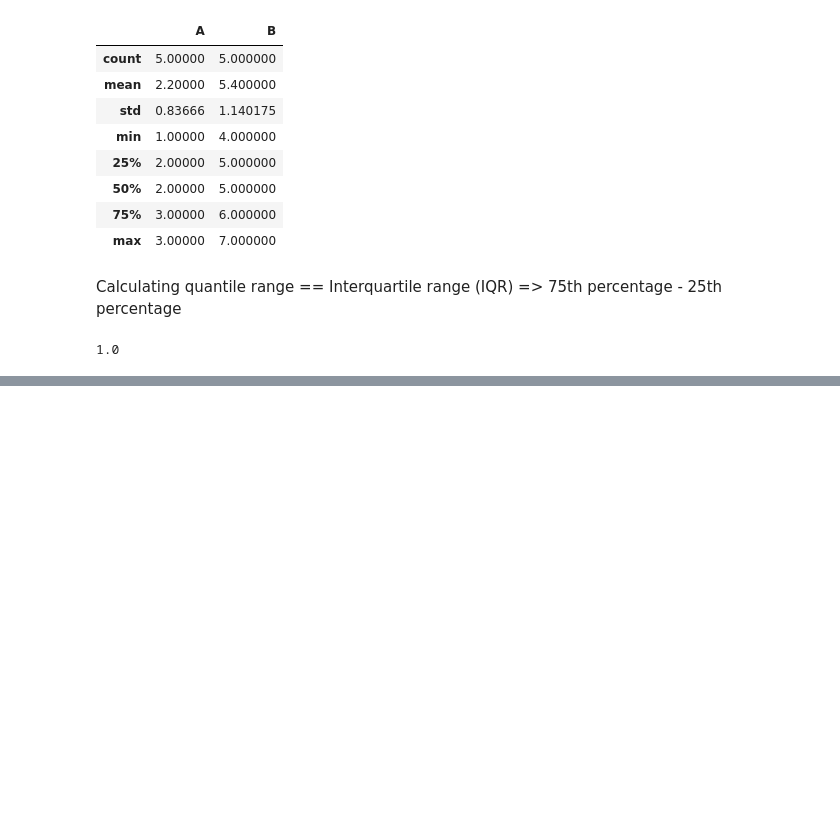
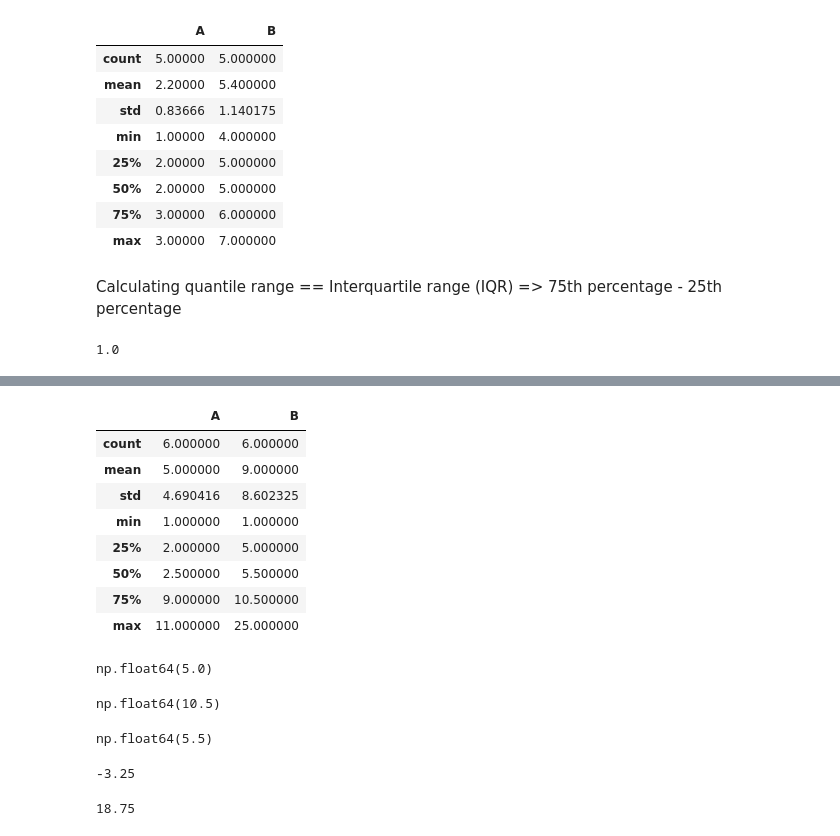
Before and after one commit to srinivasskc/my_datascience_journal, a Jupyter notebook: pandas_notebook.ipynb, the cells around one changed output, grey strips where cells are left out. Drawn from its saved outputs; the diff is of its cells as text; code cells hidden in the pictures; blank space fills up the shorter version.

Commit message:
Outliers

```diff
--- a/pandas_notebook.ipynb
+++ b/pandas_notebook.ipynb
@@ -1489,0 +1546,6 @@ float(quantile_range)
+# %%
+data_outliers = {'A': [1, 2, 2, 3, 11,11],'B': [1, 5, 5, 6, 12,25]}
+df_num_outliers = pd.DataFrame(data_outliers)
+
+df_num_outliers
+# This creates a DataFrame with numeric data that includes outliers.
@@ -1489,0 +1560,47 @@ float(quantile_range)
+# %%
+df_num_outliers.describe()
+# %% [output]
+|  | A | B |
+| count | 6.000000 | 6.000000 |
+| mean | 5.000000 | 9.000000 |
+| std | 4.690416 | 8.602325 |
+| min | 1.000000 | 1.000000 |
+| 25% | 2.000000 | 5.000000 |
+| 50% | 2.500000 | 5.500000 |
+| 75% | 9.000000 | 10.500000 |
+| max | 11.000000 | 25.000000 |
+# %%
+quantile_25 = df_num_outliers["B"].quantile(0.25)
+quantile_25
+# This calculates the 25th percentile (Q1) of the values in column "B".
+# %% [output]
+np.float64(5.0)
+# %%
+quantile_75 = df_num_outliers["B"].quantile(0.75)
+quantile_75
+# This calculates the 75th percentile (Q3) of the values in column "B".
+# %% [output]
+np.float64(10.5)
+# %%
+quantile_range_iqr = quantile_75 - quantile_25
+quantile_range_iqr
+# This calculates the interquartile range (IQR) by subtracting Q1 from Q3.
+# %% [output]
+np.float64(5.5)
+# %%
+# Finding lower bound for column B
+
+lower_bound = quantile_25 - 1.5 * quantile_range_iqr
+lower_bound
+
+float(lower_bound)
+# %% [output]
+-3.25
+# %%
+# Finding upper bound for column B
+
+upper_bound = quantile_75 + 1.5 * quantile_range_iqr
+upper_bound
+float(upper_bound)
+# %% [output]
+18.75
```
Also changed, not shown: parts of 16 cells of this notebook, 1 other file.
